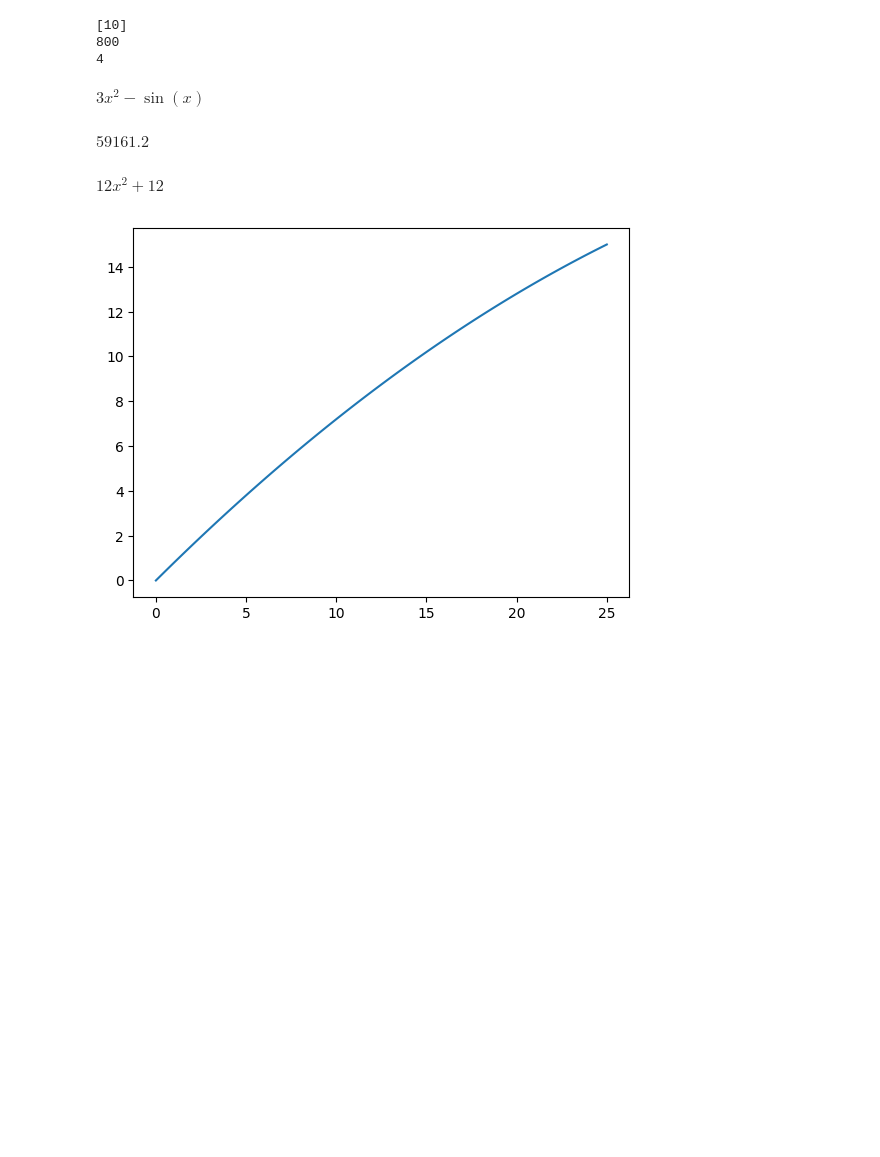
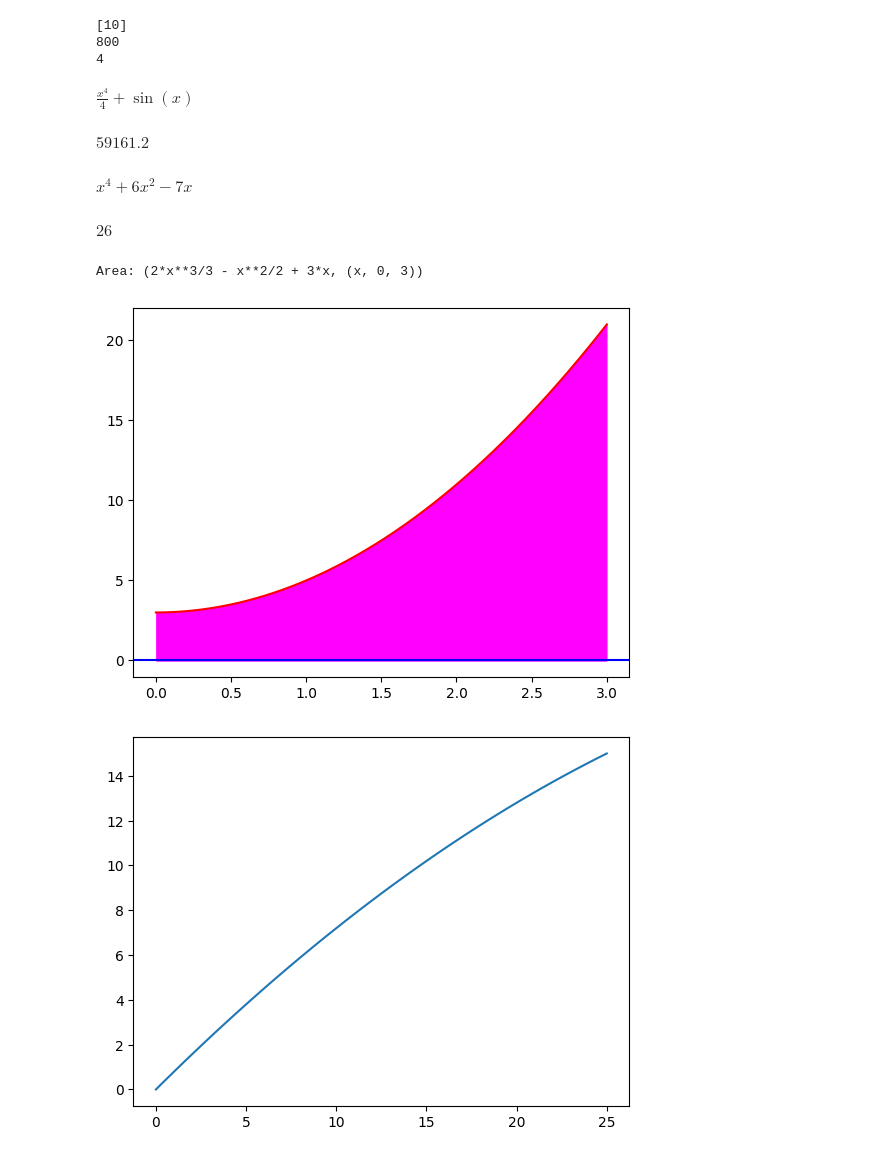
Before and after one commit to joaovictor2306069/Matematica-Aplicada, a Jupyter notebook: Ferramentas_Matematica_Aplicadas.ipynb, the cells around one changed output. Drawn from its saved outputs; the diff is of its cells as text; code cells hidden in the pictures; blank space fills up the shorter version.

```diff
--- a/Ferramentas_Matematica_Aplicadas.ipynb
+++ b/Ferramentas_Matematica_Aplicadas.ipynb
@@ -334,10 +343,11 @@ print(ds)
 # %%
 from sympy import *
 x,f = symbols("x f")
+init_printing()
 f =x**3 + cos(x)
-diff(f ,x )
+integrate(f,x) # Calculo da integral
 # %% [output]
-$\displaystyle 3 x^{2} - \sin{\left(x \right)}$
+$\displaystyle \frac{x^{4}}{4} + \sin{\left(x \right)}$
 # %%
 # Questao 1 porcentagemn
 from sympy import *
@@ -352,10 +362,36 @@ $\displaystyle 59161.2$
 # Questao 4 Integral
 from sympy import *
 x,f = symbols("x f")
+init_printing()
 f = 4*x**3 + 12*x -7
-diff(f,x)
+integrate(f,x)
 # %% [output]
-$\displaystyle 12 x^{2} + 12$
+$\displaystyle x^{4} + 6 x^{2} - 7 x$
+# %%
+from sympy import *
+x,f = symbols("x f")
+init_printing()
+f = 4*x**3 + 12*x -7
+integrate(f,(x,1,2)) # com intervalo de 1 ate 2
+# %% [output]
+$\displaystyle 26$
+# %%
+# Questao 18
+import matplotlib.pyplot as plt
+from numpy import *
+import numpy as np
+x,f = symbols("x f")
+f = 2*x**2 +3
+A = integrate(f-x), (x,0,3)
+x = np.linspace(0,3,1000)
+f = 2*x**2 +3
+plt.plot(x,f,color='red')
+plt.axhline(color='blue')
+plt.fill_between(x,f,where= [ (x>0) and (x<3) for x in x ], color='magenta')
+print('Area:', A)
+# %% [output]
+Area: (2*x**3/3 - x**2/2 + 3*x, (x, 0, 3))
+[figure, added]
 # %%
 # Questao 5 parabola
 from sympy import *
```
Also changed, not shown: parts of 2 cells of this notebook.
